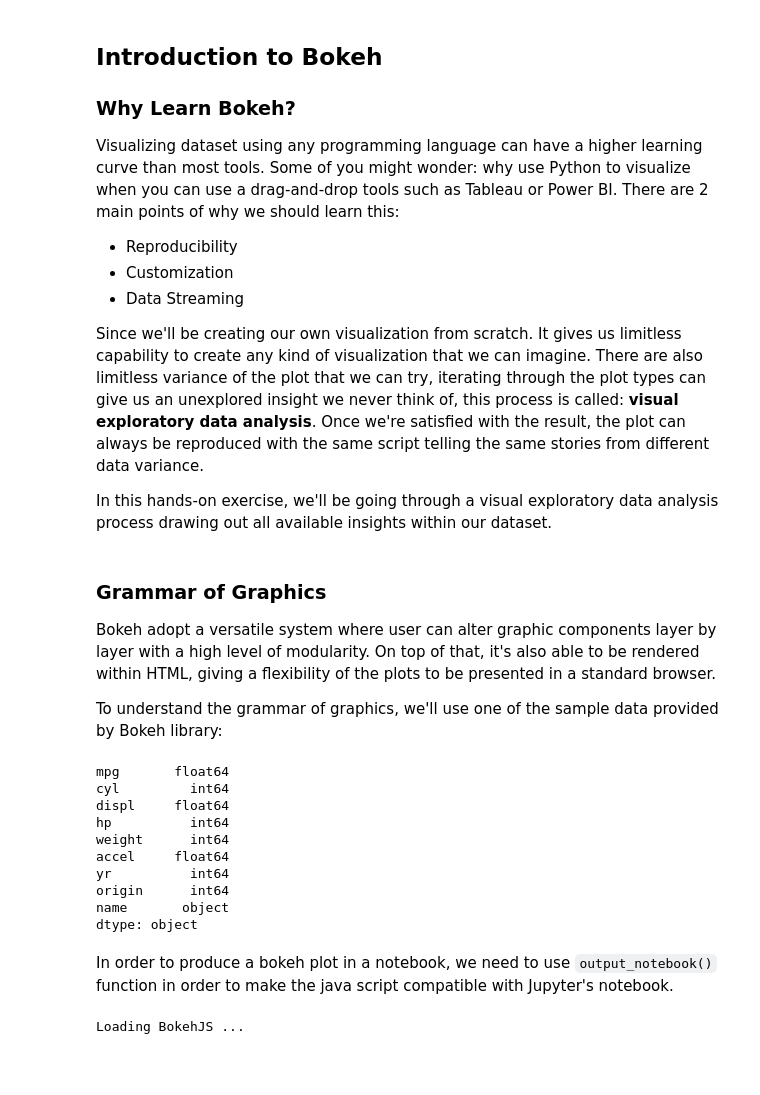
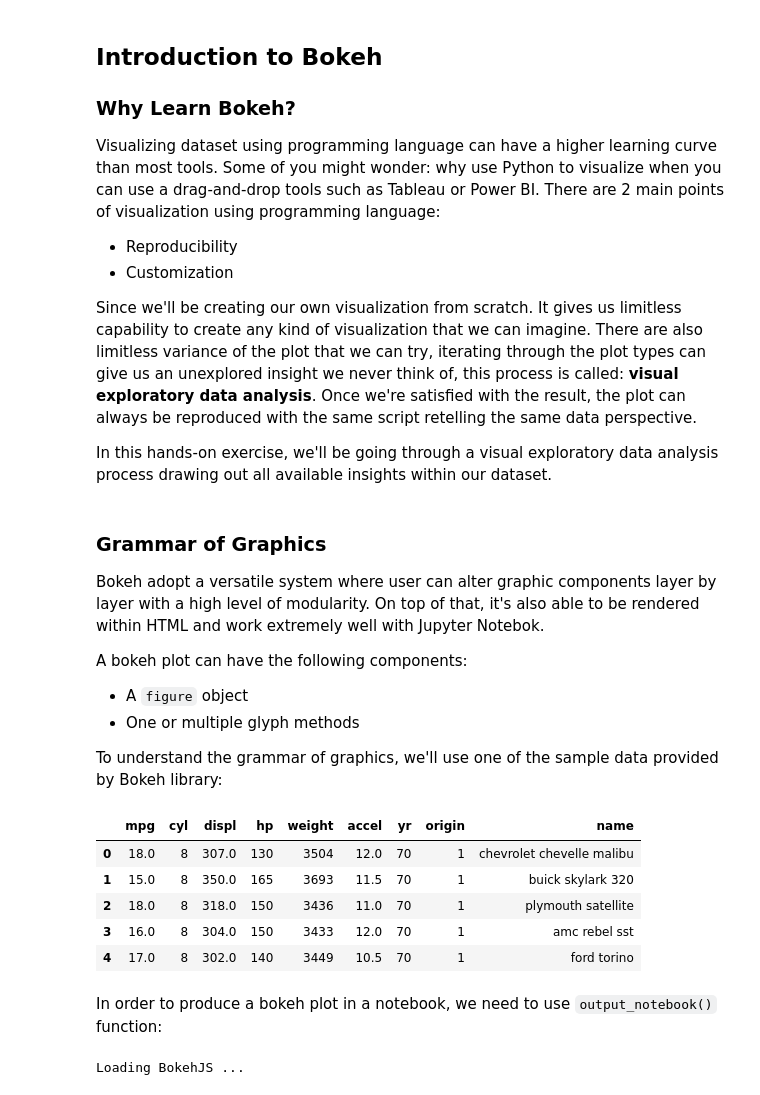
Before and after one commit to onlyphantom/tokopedia-fundamentals, a Jupyter notebook: 3_PythonDV/03_DV-in-Python.ipynb, the cells around one changed output. Saved outputs shown, nothing was run; the diff lists cells and outputs as text; code cells hidden in the pictures; blank space fills up the shorter version.

```diff
--- a/3_PythonDV/03_DV-in-Python.ipynb
+++ b/3_PythonDV/03_DV-in-Python.ipynb
@@ -24,37 +35,36 @@ At the end of this course, we'll be working with **Learn by Building** module as
 
 ### Why Learn Bokeh?
 
-Visualizing dataset using any programming language can have a higher learning curve than most tools. Some of you might wonder: why use Python to visualize when you can use a drag-and-drop tools such as Tableau or Power BI. There are 2 main points of why we should learn this:
+Visualizing dataset using programming language can have a higher learning curve than most tools. Some of you might wonder: why use Python to visualize when you can use a drag-and-drop tools such as Tableau or Power BI. There are 2 main points of visualization using programming language:
 - Reproducibility
 - Customization
-- Data Streaming
 
-Since we'll be creating our own visualization from scratch. It gives us limitless capability to create any kind of visualization that we can imagine. There are also limitless variance of the plot that we can try, iterating through the plot types can give us an unexplored insight we never think of, this process is called: **visual exploratory data analysis**. Once we're satisfied with the result, the plot can always be reproduced with the same script telling the same stories from different data variance.
+Since we'll be creating our own visualization from scratch. It gives us limitless capability to create any kind of visualization that we can imagine. There are also limitless variance of the plot that we can try, iterating through the plot types can give us an unexplored insight we never think of, this process is called: **visual exploratory data analysis**. Once we're satisfied with the result, the plot can always be reproduced with the same script retelling the same data perspective.
 
 In this hands-on exercise, we'll be going through a visual exploratory data analysis process drawing out all available insights within our dataset.
 # %% [markdown]
 ### Grammar of Graphics
 
-Bokeh adopt a versatile system where user can alter graphic components layer by layer with a high level of modularity. On top of that, it's also able to be rendered within HTML, giving a flexibility of the plots to be presented in a standard browser.
+Bokeh adopt a versatile system where user can alter graphic components layer by layer with a high level of modularity. On top of that, it's also able to be rendered within HTML and work extremely well with Jupyter Notebok.
+
+A bokeh plot can have the following components:
+- A `figure` object
+- One or multiple glyph methods
 
 To understand the grammar of graphics, we'll use one of the sample data provided by Bokeh library:
 # %%
 from bokeh.sampledata.autompg import autompg
 
-autompg.dtypes
+autompg.head()
 # %% [output]
-mpg       float64
-cyl         int64
-displ     float64
-hp          int64
-weight      int64
-accel     float64
-yr          int64
-origin      int64
-name       object
-dtype: object
+|  | mpg | cyl | displ | hp | weight | accel | yr | origin | name |
+| 0 | 18.0 | 8 | 307.0 | 130 | 3504 | 12.0 | 70 | 1 | chevrolet chevelle malibu |
+| 1 | 15.0 | 8 | 350.0 | 165 | 3693 | 11.5 | 70 | 1 | buick skylark 320 |
+| 2 | 18.0 | 8 | 318.0 | 150 | 3436 | 11.0 | 70 | 1 | plymouth satellite |
+| 3 | 16.0 | 8 | 304.0 | 150 | 3433 | 12.0 | 70 | 1 | amc rebel sst |
+| 4 | 17.0 | 8 | 302.0 | 140 | 3449 | 10.5 | 70 | 1 | ford torino |
 # %% [markdown]
-In order to produce a bokeh plot in a notebook, we need to use `output_notebook()` function in order to make the java script compatible with Jupyter's notebook.
+In order to produce a bokeh plot in a notebook, we need to use `output_notebook()` function:
 # %%
 from bokeh.io import output_notebook
 
```
Also changed, not shown: parts of 95 cells of this notebook, 20 other files.
